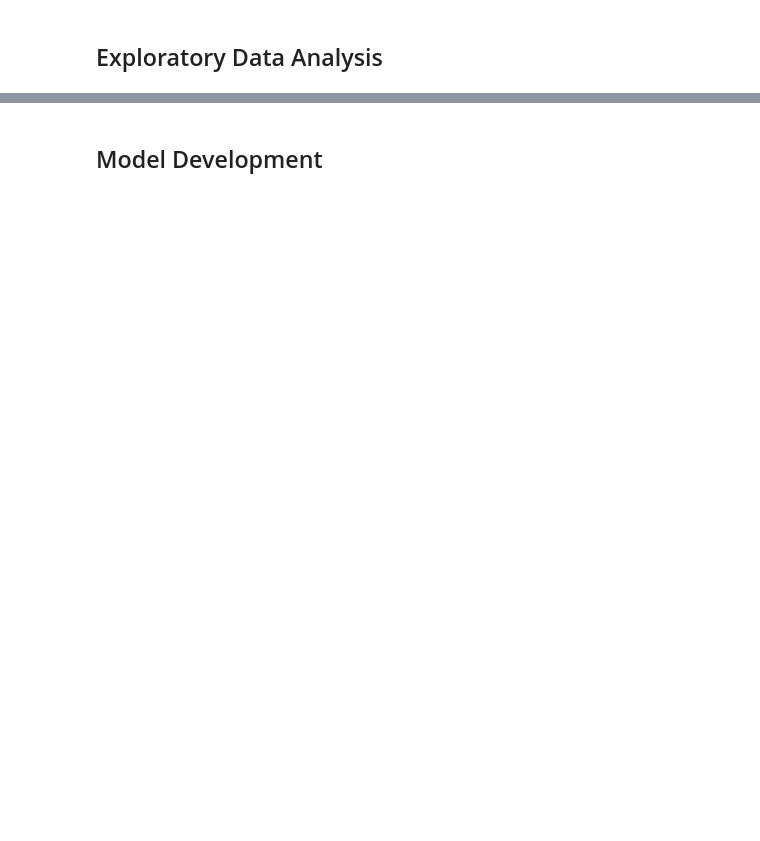
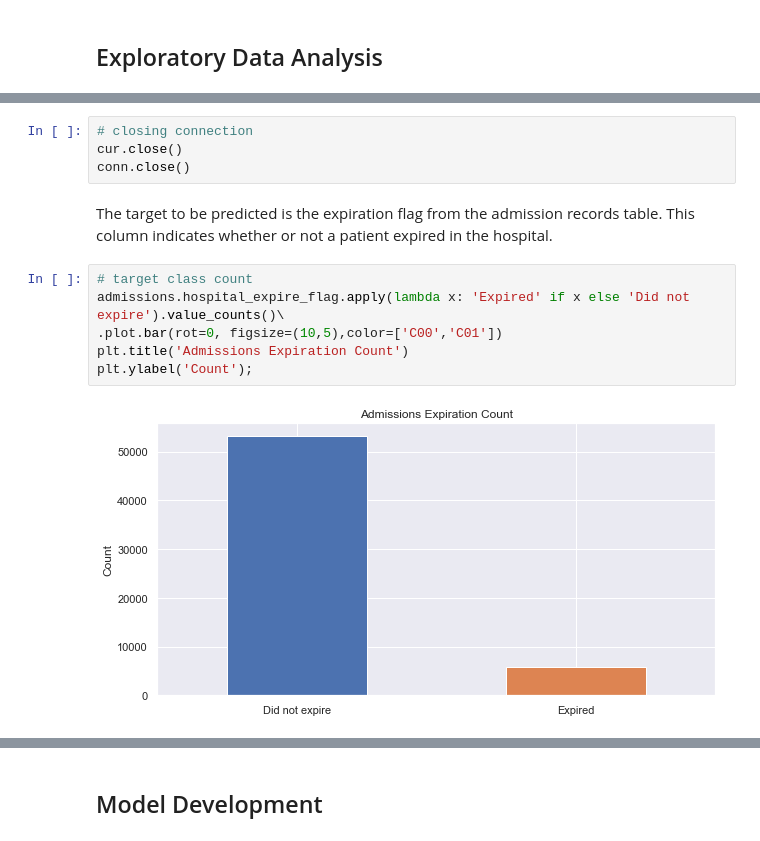
Before and after one commit to sabarishchockalingam2017/icu_mortality_prediction, a Jupyter notebook: icu_mortality_prediction.ipynb, the cells around one changed output, grey strips where cells are left out. Saved outputs shown, nothing was run; the diff lists cells and outputs as text; blank space fills up the shorter version.

```diff
--- a/icu_mortality_prediction.ipynb
+++ b/icu_mortality_prediction.ipynb
@@ -108,0 +209,14 @@ Pooling all readmissions into one group, the effects of readmission can be inter
+# %%
+# closing connection
+cur.close()
+conn.close()
+# %% [markdown]
+The target to be predicted is the expiration flag from the admission records table. This column indicates whether or not a patient expired in the hospital.
+# %%
+# target class count
+admissions.hospital_expire_flag.apply(lambda x: 'Expired' if x else 'Did not expire').value_counts()\
+.plot.bar(rot=0, figsize=(10,5),color=['C00','C01'])
+plt.title('Admissions Expiration Count')
+plt.ylabel('Count');
+# %% [output]
+[figure, added]
```
Also changed, not shown: parts of 67 cells of this notebook, 1 other file.
